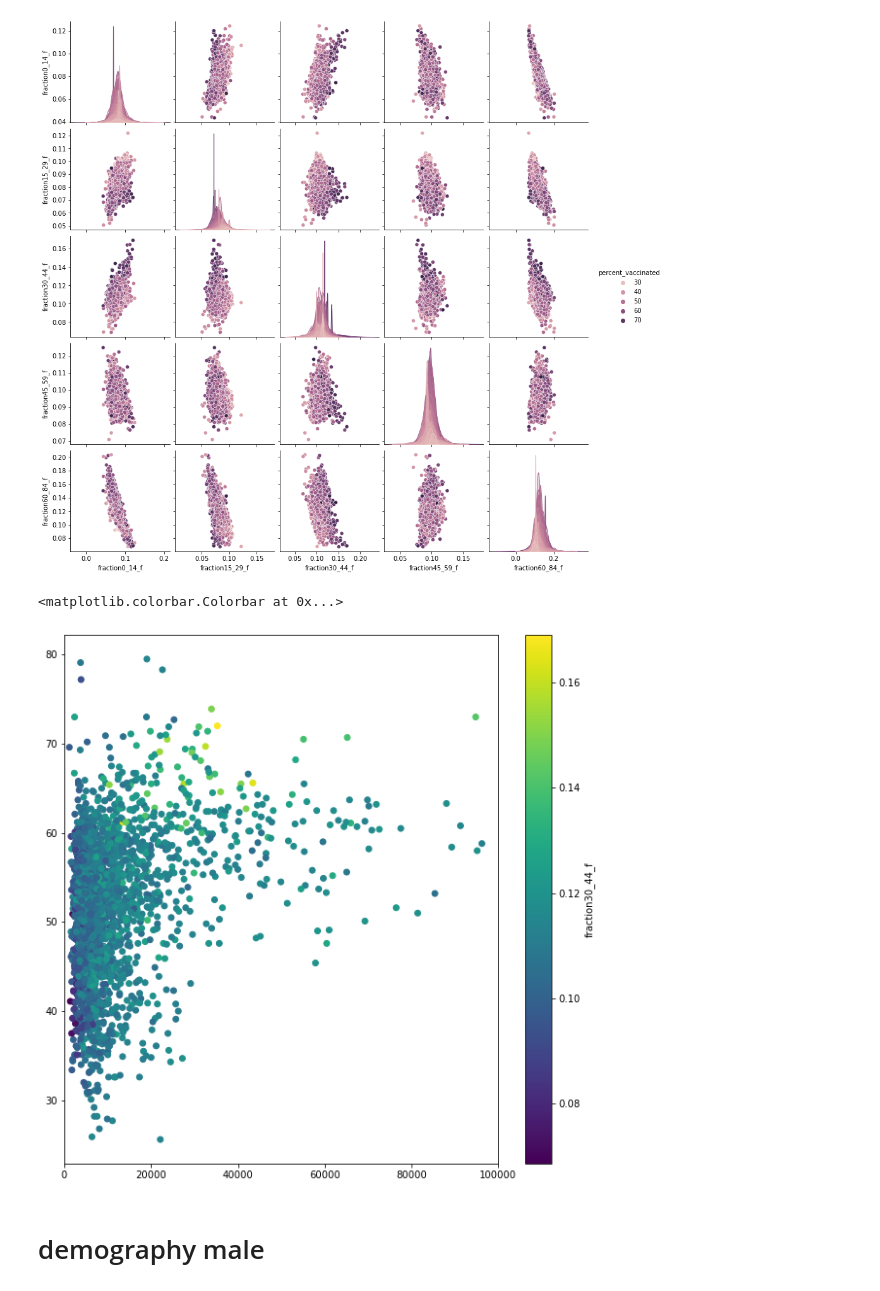
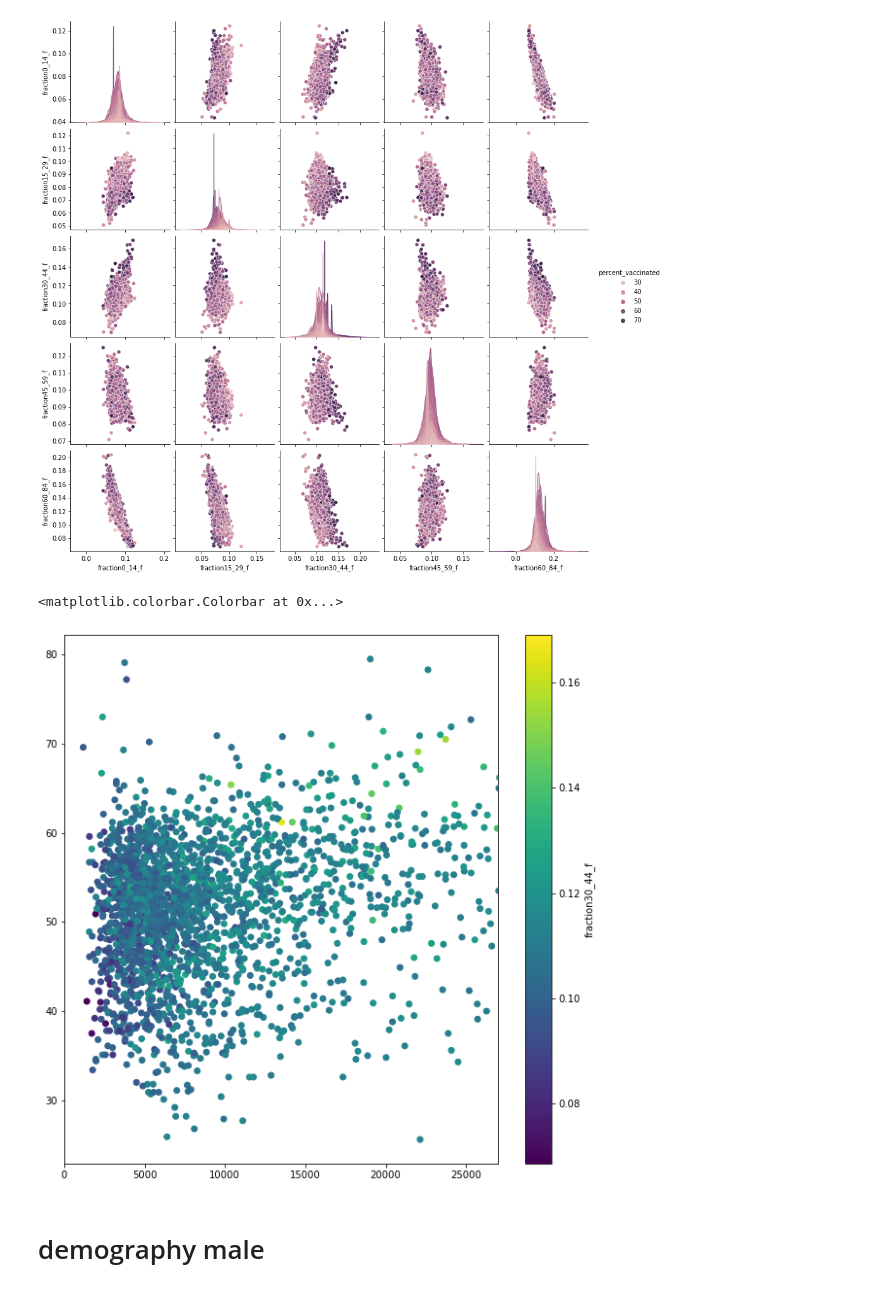
Before and after one commit to bahadurvikram/EC2024, a Jupyter notebook: Untitled-1.ipynb, the cells around one changed output. Saved outputs shown, nothing was run; the diff lists cells and outputs as text; code cells hidden in the pictures.

```diff
--- a/Untitled-1.ipynb
+++ b/Untitled-1.ipynb
@@ -38,0 +50,2 @@ covid_df.head(5)
+# %%
+covid_df['Urb'] = covid_df['municipality_code']%10
@@ -218,14 +254,14 @@ sns.pairplot(covid_df[demographics_f], hue = 'percent_vaccinated')
 # %%
 plt.figure(figsize=(10, 10))
 
 plt.scatter(covid_df[['population_total']], covid_df[['percent_vaccinated']], c=covid_df['fraction30_44_f'], cmap='viridis')
 
-plt.xlim(0, 100000)
+plt.xlim(0, 27000)
 
 plt.colorbar(label='fraction30_44_f')
 # %% [output]
 <matplotlib.colorbar.Colorbar at 0x...>
-[figure, old version]
+[figure, new version]
 # %% [markdown]
 # demography male
 # %%
```
Also changed, not shown: parts of 7 cells of this notebook.
